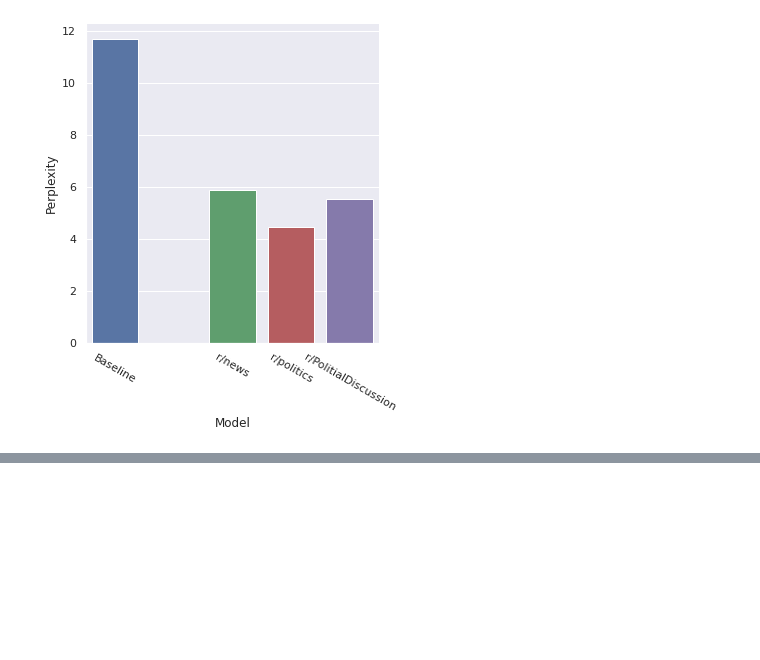
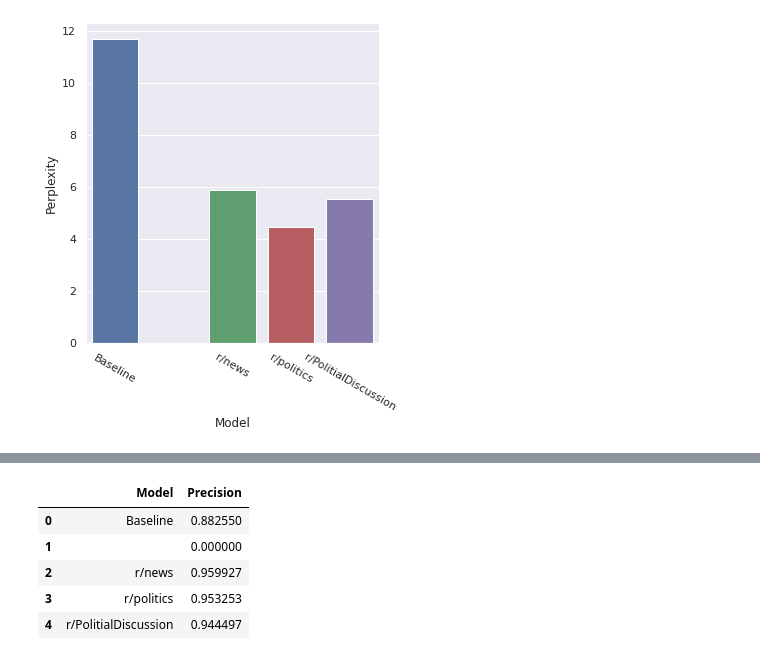
Before and after one commit to BonaventureR/nlp-project, a Jupyter notebook: notebooks/eval.ipynb, the cells around one changed output, grey strips where cells are left out. Cells and saved outputs as stored; diff of their text form; code cells hidden in the pictures; blank space fills up the shorter version.

```diff
--- a/notebooks/eval.ipynb
+++ b/notebooks/eval.ipynb
@@ -285,0 +315,10 @@ print("r/PoliticalDiscussion:", evaluate_precision(political_discussion_generate
+# %%
+precisions_df = pd.DataFrame([["Baseline", 0.8825503355704698], ["",0], ["r/news", 0.9599271402550091],["r/politics", 0.9532530120481928],["r/PolitialDiscussion", 0.9444967074317968]], columns=["Model", "Precision"])
+precisions_df
+# %% [output]
+|  | Model | Precision |
+| 0 | Baseline | 0.882550 |
+| 1 |  | 0.000000 |
+| 2 | r/news | 0.959927 |
+| 3 | r/politics | 0.953253 |
+| 4 | r/PolitialDiscussion | 0.944497 |
```
Also changed, not shown: parts of 13 cells of this notebook, 2 other files.
